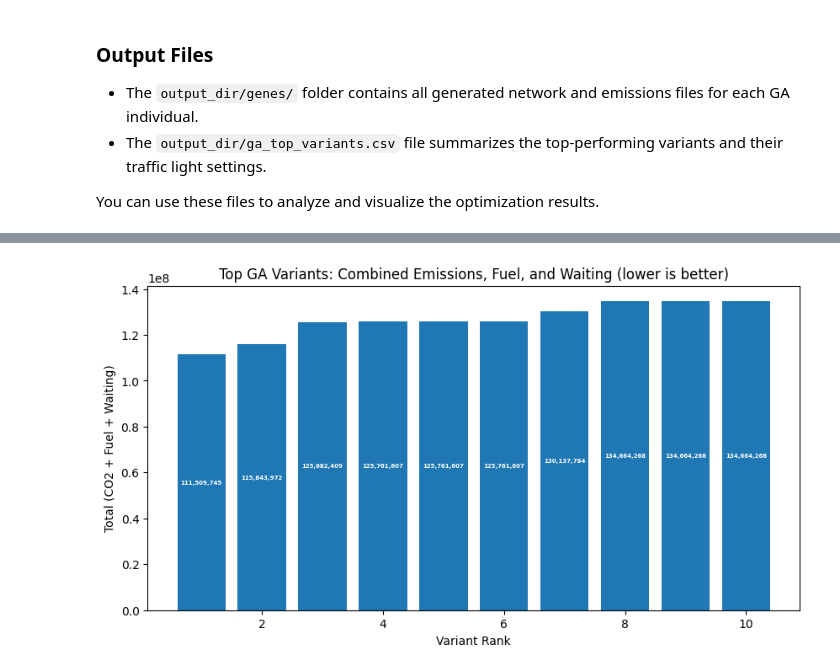
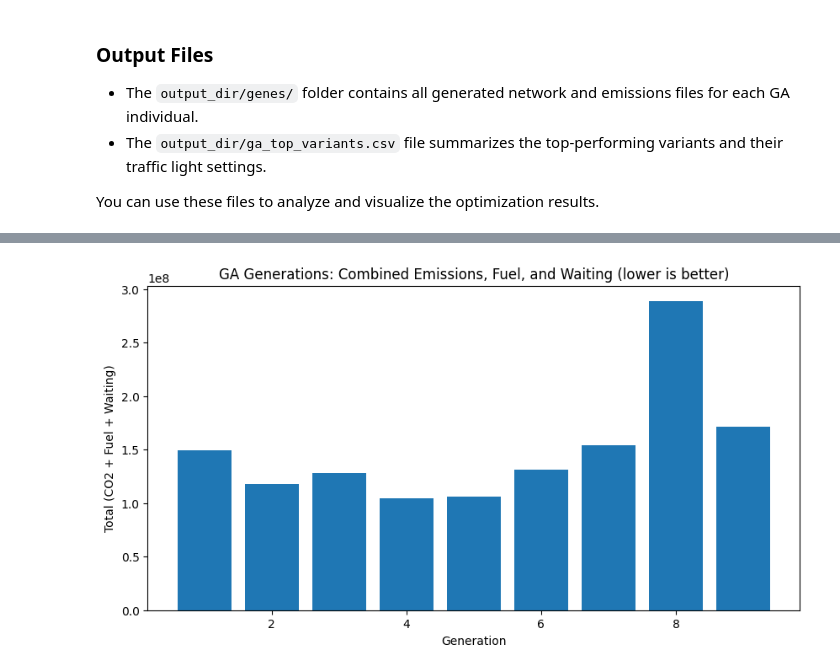
Before and after one commit to ma-graff/greenlight, a Jupyter notebook: tutorial.ipynb, the cells around one changed output, grey strips where cells are left out. Saved outputs shown, nothing was run; the diff lists cells and outputs as text; code cells hidden in the pictures.

Commit message:
Clean up readme, tutorial and setup. Add weights to fitness function

```diff
--- a/tutorial.ipynb
+++ b/tutorial.ipynb
@@ -44,6 +124,6 @@ You can use these files to analyze and visualize the optimization results.
 import pandas as pd
 
 # Load the summary CSV
-summary_path = 'sumo/jnotebook_test/ga_top_variants.csv'
+summary_path = f'{output_dir}/ga_top_variants.csv'
 df_summary = pd.read_csv(summary_path)
 df_summary.head()
@@ -50,26 +137,17 @@ df_summary.head()
 # %%
 import matplotlib.pyplot as plt
 
 plt.figure(figsize=(10, 5))
-bars = plt.bar(df_summary['Rank'], -df_summary['Fitness (negative)'])
-plt.xlabel('Variant Rank')
+bars = plt.bar(df_summary['Generation'], -df_summary['Fitness (negative)'])
+plt.xlabel('Generation')
 plt.ylabel('Total (CO2 + Fuel + Waiting)')
-plt.title('Top GA Variants: Combined Emissions, Fuel, and Waiting (lower is better)')
+plt.title('GA Generations: Combined Emissions, Fuel, and Waiting (lower is better)')
 
 # Add value labels inside the bars
 for bar in bars:
     height = bar.get_height()
-    plt.text(
-        bar.get_x() + bar.get_width() / 2,
-        height / 2,
-        f"{height:,.0f}",
-        ha='center',
-        va='center',
-        color='white',
-        fontsize=5,
-        fontweight='bold'
-    )
+
 
 plt.show()
 # %% [output]
-[figure, old version]
+[figure, new version]
```
Also changed, not shown: parts of 4 cells of this notebook, 3 other files.
